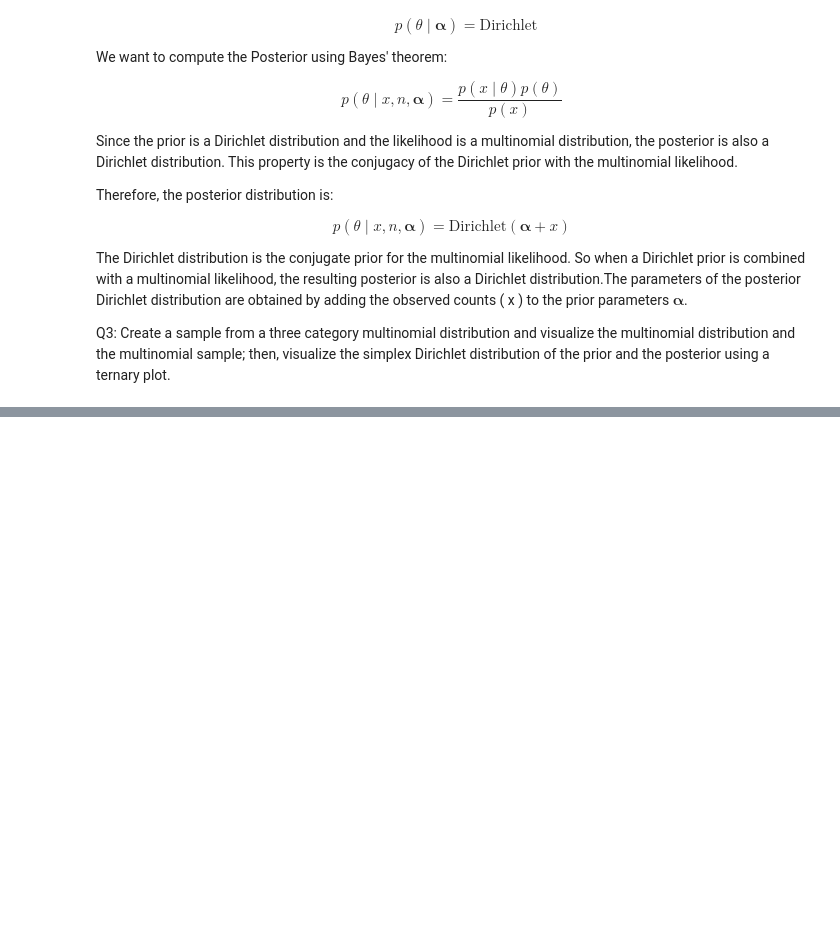
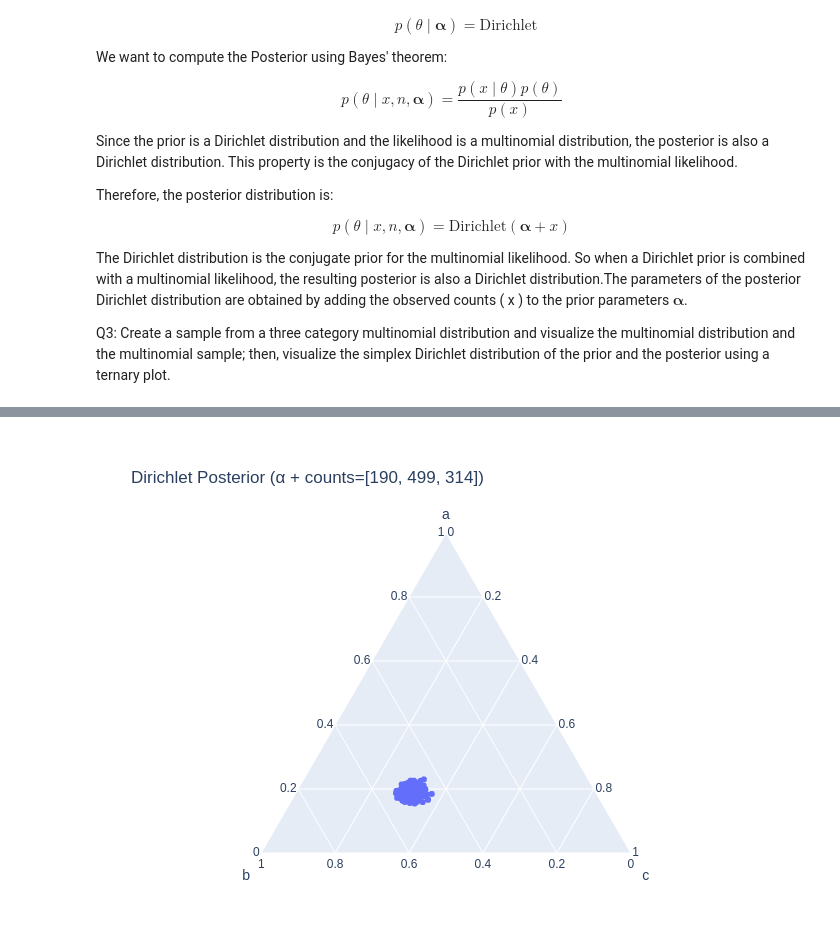
Before and after one commit to Victor1114/STA365HW, a Jupyter notebook: Bayes_00_Intro2Bayes.ipynb, the cells around one changed output, grey strips where cells are left out. Saved outputs shown, nothing was run; the diff lists cells and outputs as text; code cells hidden in the pictures; blank space fills up the shorter version.

```diff
--- a/Bayes_00_Intro2Bayes.ipynb
+++ b/Bayes_00_Intro2Bayes.ipynb
@@ -213,0 +158,7 @@ fig_post.show()
+# %%
+df_post = pd.DataFrame(samples_posterior, columns=['a','b','c'])
+fig_post = px.scatter_ternary(df_post, a='a', b='b', c='c',
+                              title=f"Dirichlet Posterior (α + counts={alpha_posterior.tolist()})")
+fig_post.show("png")
+# %% [output]
+[figure, added]
```
Also changed, not shown: parts of 4 cells of this notebook.
